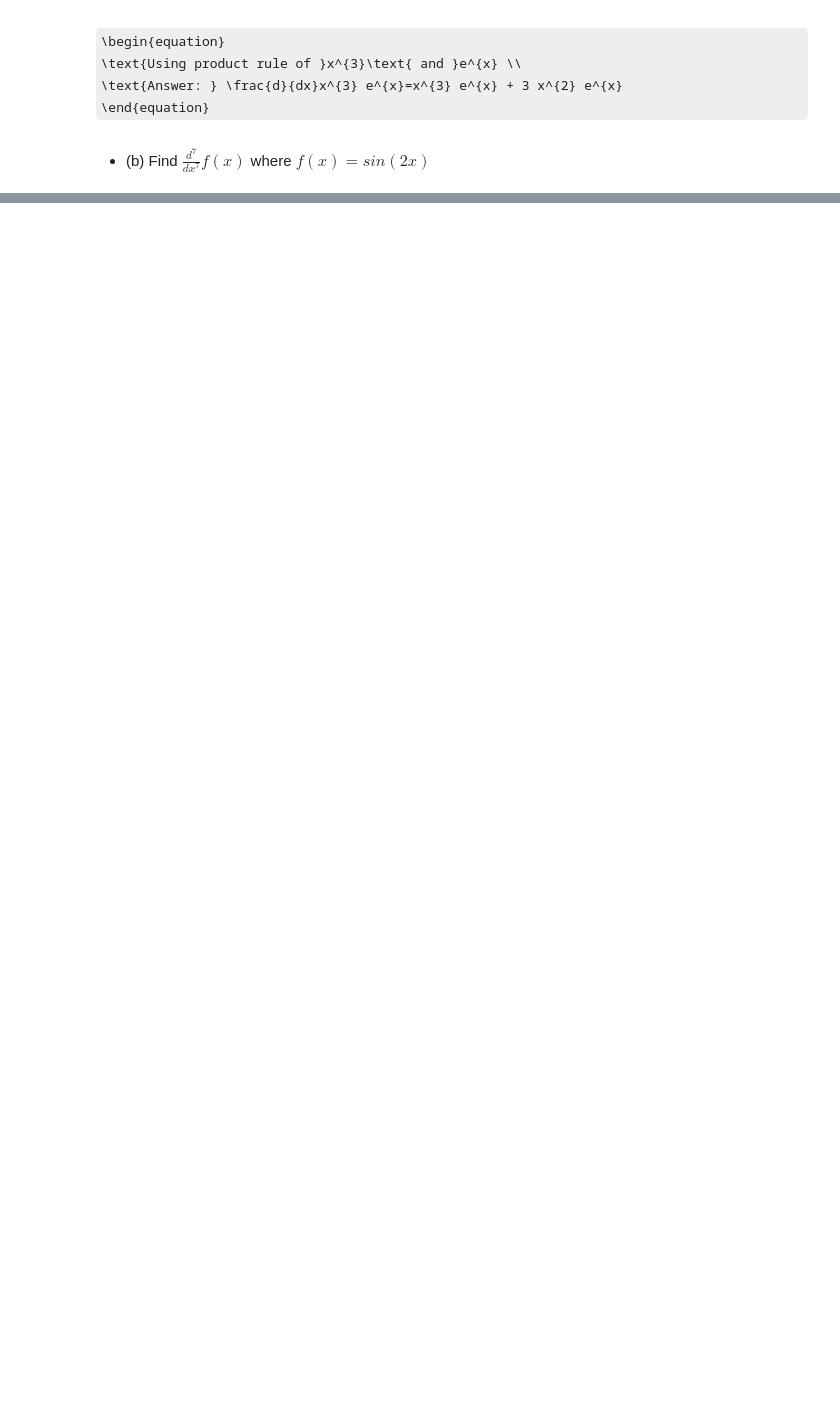
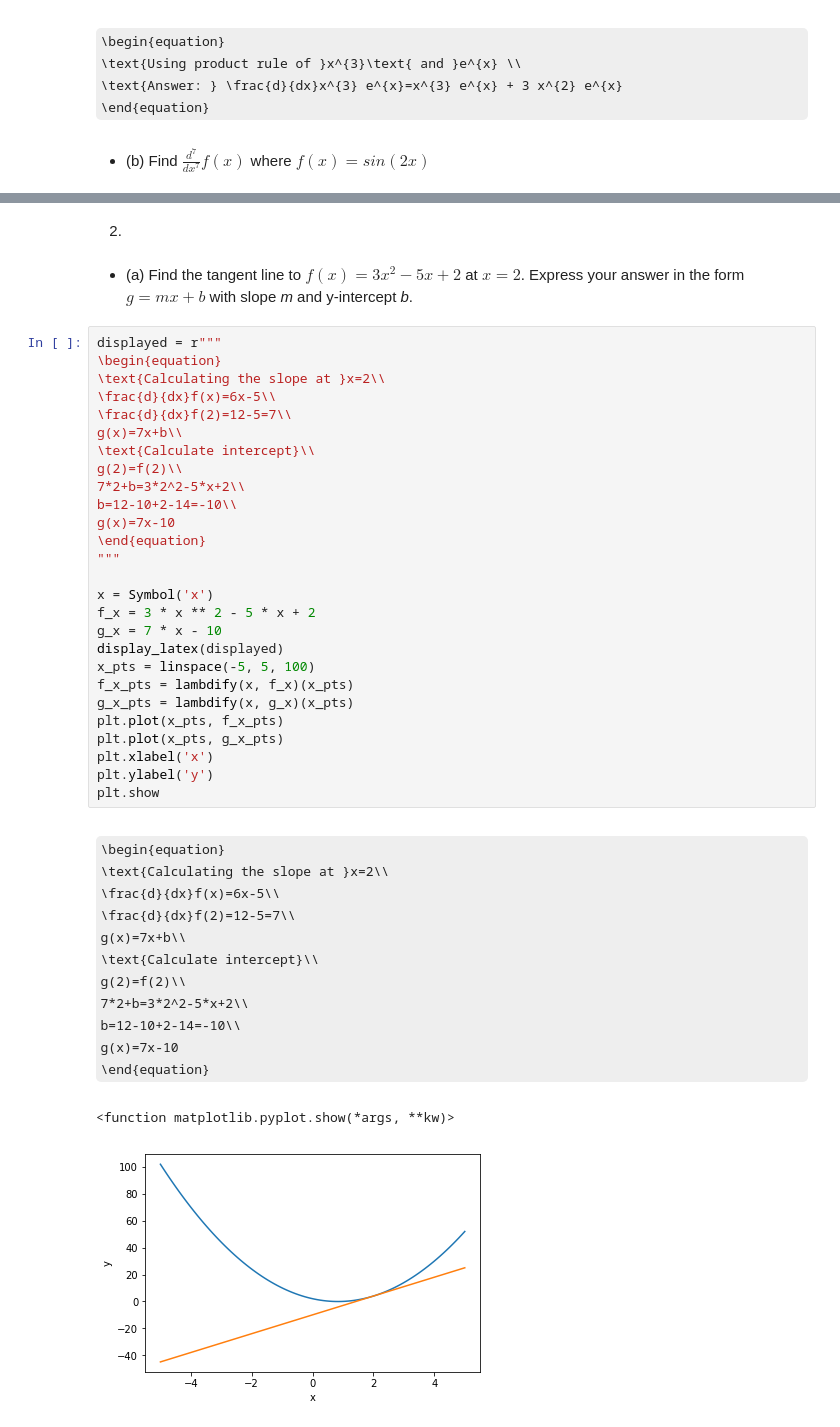
Before and after one commit to Sroka/jupyter_maths, a Jupyter notebook: Calculus1/FinalExam.ipynb, the cells around one changed output, grey strips where cells are left out. Drawn from its saved outputs; the diff is of its cells as text; some formulas as TeX source; blank space fills up the shorter version.

```diff
--- a/Calculus1/FinalExam.ipynb
+++ b/Calculus1/FinalExam.ipynb
@@ -67,3 +81,48 @@ f(x)=sin(2x)\\
 \frac{d^6}{dx^6}f(x)=-64sin(2x)\\
 \text{Answer: }\frac{d^7}{dx^7}f(x)=- 128 \cos{\left (2 x \right )}
 \end{equation}
+# %% [markdown]
+2.
+# %% [markdown]
+* (a) Find the tangent line to $f(x) = 3x^2-5x+2$ at $x=2$. Express your answer in the form $g=mx+b$ with slope *m* and y-intercept *b*.
+# %%
+displayed = r"""
+\begin{equation}
+\text{Calculating the slope at }x=2\\
+\frac{d}{dx}f(x)=6x-5\\
+\frac{d}{dx}f(2)=12-5=7\\
+g(x)=7x+b\\
+\text{Calculate intercept}\\
+g(2)=f(2)\\
+7*2+b=3*2^2-5*x+2\\
+b=12-10+2-14=-10\\
+g(x)=7x-10
+\end{equation}
+"""
+
+x = Symbol('x')
+f_x = 3 * x ** 2 - 5 * x + 2
+g_x = 7 * x - 10
+display_latex(displayed)
+x_pts = linspace(-5, 5, 100)
+f_x_pts = lambdify(x, f_x)(x_pts)
+g_x_pts = lambdify(x, g_x)(x_pts)
+plt.plot(x_pts, f_x_pts)
+plt.plot(x_pts, g_x_pts)
+plt.xlabel('x')
+plt.ylabel('y')
+plt.show
+# %% [output]
+\begin{equation}
+\text{Calculating the slope at }x=2\\
+\frac{d}{dx}f(x)=6x-5\\
+\frac{d}{dx}f(2)=12-5=7\\
+g(x)=7x+b\\
+\text{Calculate intercept}\\
+g(2)=f(2)\\
+7*2+b=3*2^2-5*x+2\\
+b=12-10+2-14=-10\\
+g(x)=7x-10
+\end{equation}
+<function matplotlib.pyplot.show(*args, **kw)>
+[figure, added]
```
Also changed, not shown: parts of 33 cells of this notebook, 3 other files.
